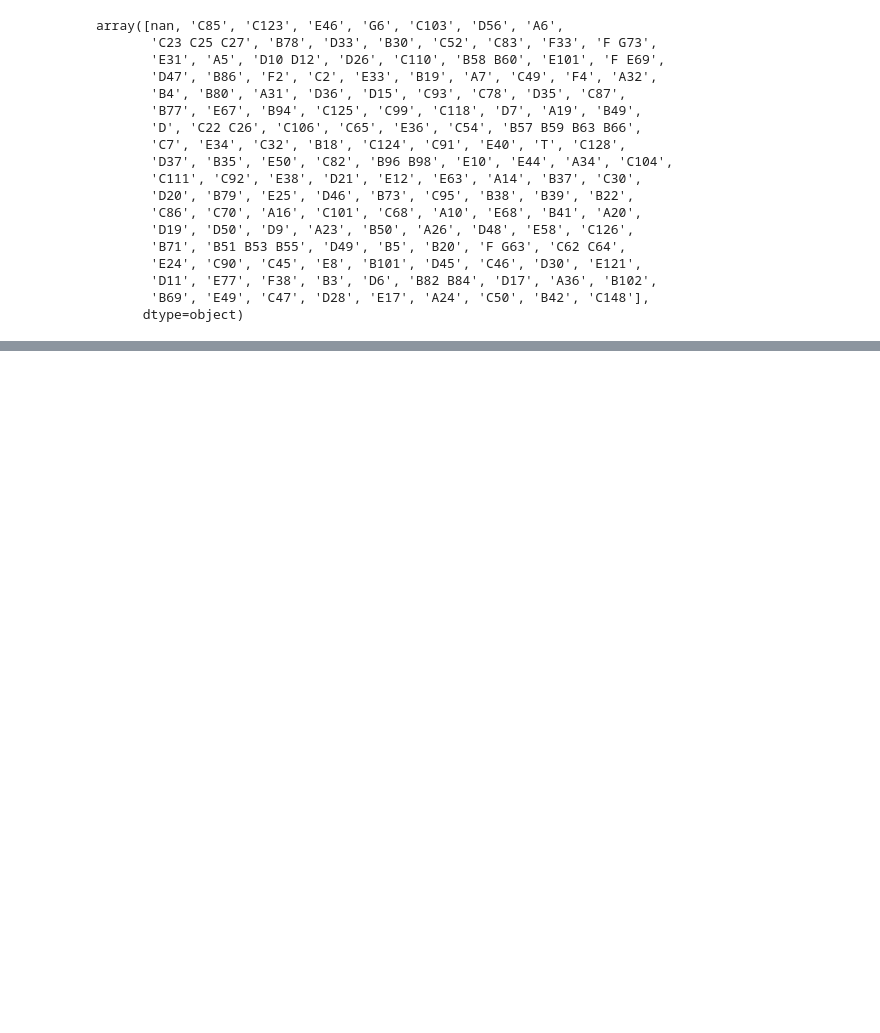
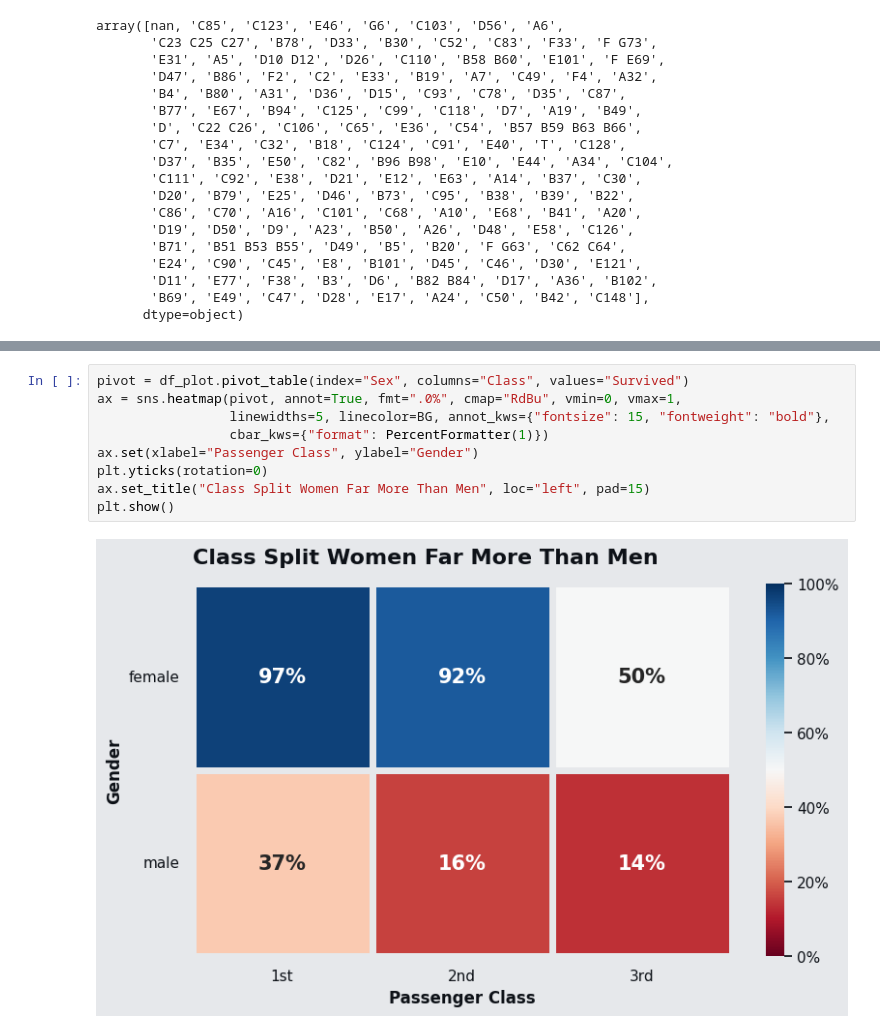
Before and after one commit to zece05/DSB-Unit-02, a Jupyter notebook: Labs/lab-eda-titanic/lab-eda-titanic-student-submission.ipynb, the cells around one changed output, grey strips where cells are left out. Drawn from its saved outputs; the diff is of its cells as text; blank space fills up the shorter version.

```diff
--- a/Labs/lab-eda-titanic/lab-eda-titanic-student-submission.ipynb
+++ b/Labs/lab-eda-titanic/lab-eda-titanic-student-submission.ipynb
@@ -102,0 +468,11 @@ array([' ¯\\(ツ)/¯ ', 'C85', 'C123', 'E46', 'G6', 'C103', 'D56', 'A6',
+# %%
+pivot = df_plot.pivot_table(index="Sex", columns="Class", values="Survived")
+ax = sns.heatmap(pivot, annot=True, fmt=".0%", cmap="RdBu", vmin=0, vmax=1,
+                 linewidths=5, linecolor=BG, annot_kws={"fontsize": 15, "fontweight": "bold"},
+                 cbar_kws={"format": PercentFormatter(1)})
+ax.set(xlabel="Passenger Class", ylabel="Gender")
+plt.yticks(rotation=0)
+ax.set_title("Class Split Women Far More Than Men", loc="left", pad=15)
+plt.show()
+# %% [output]
+[figure, added]
```
Also changed, not shown: parts of 59 cells of this notebook.
